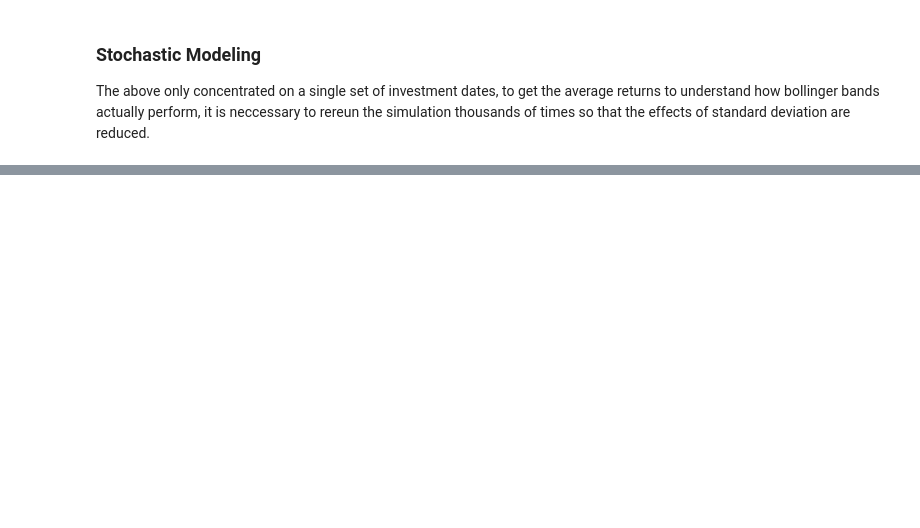
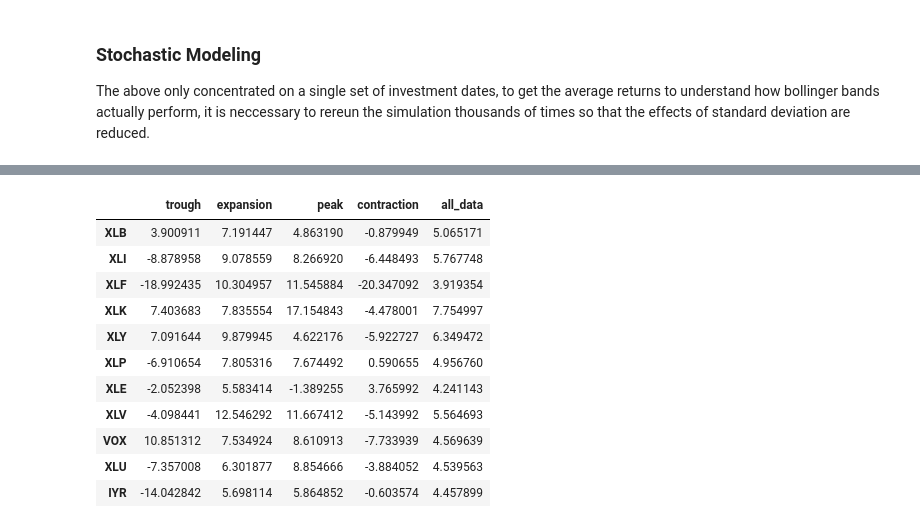
Before and after one commit to bennicholson2/Enhancing-Technical-Analysis-with-Data-Science, a Jupyter notebook: Technical Analysis/bollinger_bands.ipynb, the cells around one changed output, grey strips where cells are left out. Saved outputs shown, nothing was run; the diff lists cells and outputs as text; code cells hidden in the pictures; blank space fills up the shorter version.

```diff
--- a/Technical Analysis/bollinger_bands.ipynb
+++ b/Technical Analysis/bollinger_bands.ipynb
@@ -760,0 +660,19 @@ dtype: float64
+# %%
+# import buy and hold data
+benchmark_buy_hold = pd.read_csv('/Users/ben_nicholson/Visual_Code_Projects/Personal_Projects/Financial Capstone Project/data/buy_hold_average_return.csv')
+benchmark_buy_hold.set_index('Unnamed: 0', inplace=True)
+benchmark_buy_hold.index.name=None
+benchmark_buy_hold
+# %% [output]
+|  | trough | expansion | peak | contraction | all_data |
+| XLB | 3.900911 | 7.191447 | 4.863190 | -0.879949 | 5.065171 |
+| XLI | -8.878958 | 9.078559 | 8.266920 | -6.448493 | 5.767748 |
+| XLF | -18.992435 | 10.304957 | 11.545884 | -20.347092 | 3.919354 |
+| XLK | 7.403683 | 7.835554 | 17.154843 | -4.478001 | 7.754997 |
+| XLY | 7.091644 | 9.879945 | 4.622176 | -5.922727 | 6.349472 |
+| XLP | -6.910654 | 7.805316 | 7.674492 | 0.590655 | 4.956760 |
+| XLE | -2.052398 | 5.583414 | -1.389255 | 3.765992 | 4.241143 |
+| XLV | -4.098441 | 12.546292 | 11.667412 | -5.143992 | 5.564693 |
+| VOX | 10.851312 | 7.534924 | 8.610913 | -7.733939 | 4.569639 |
+| XLU | -7.357008 | 6.301877 | 8.854666 | -3.884052 | 4.539563 |
+| IYR | -14.042842 | 5.698114 | 5.864852 | -0.603574 | 4.457899 |
```
Also changed, not shown: parts of 33 cells of this notebook, 29 other files.
